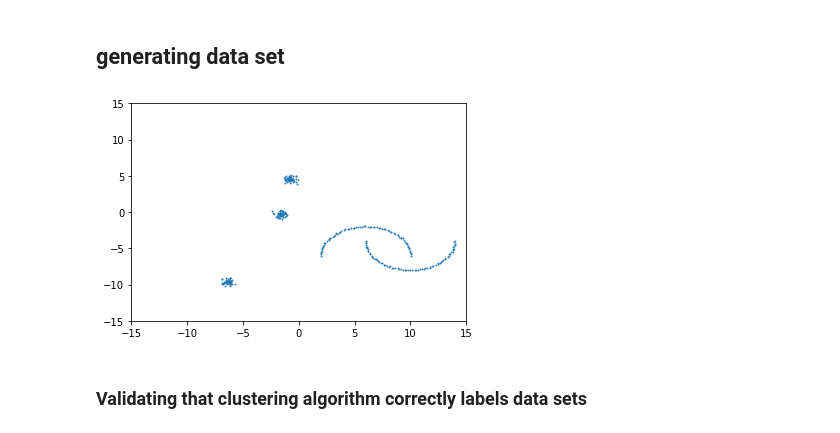
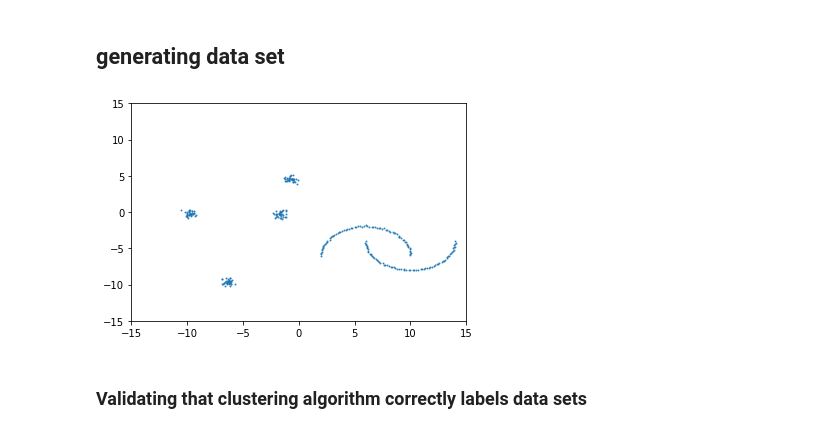
Before and after one commit to sioan/bcv_spectral_clustering, a Jupyter notebook: spectral_clustering.ipynb, the cells around one changed output. Cells and saved outputs as stored; diff of their text form; code cells hidden in the pictures.

```diff
--- a/spectral_clustering.ipynb
+++ b/spectral_clustering.ipynb
@@ -63,15 +63,15 @@ reload(spectral_cluster_support)
 # %%
 n_samples = 150
 random_state = 140
-n_centers = 3
+n_centers = 4
 X = datasets.make_blobs(n_samples=n_samples, centers = n_centers,n_features=2,random_state=11,cluster_std=0.3)[0]
 X =np.vstack([X,np.array([6,-6])+4*datasets.make_moons(n_samples=n_samples, noise=.01)[0]])
 plt.scatter(X[:,0],X[:,1],alpha=0.8,s=1)
 plt.xlim(-15,15)
 plt.ylim(-15,15)
 plt.show()
 # %% [output]
-[figure, old version]
+[figure, new version]
 # %% [markdown]
 ### Validating that clustering algorithm correctly labels data sets
 # %%
```
Also changed, not shown: parts of 11 cells of this notebook.
